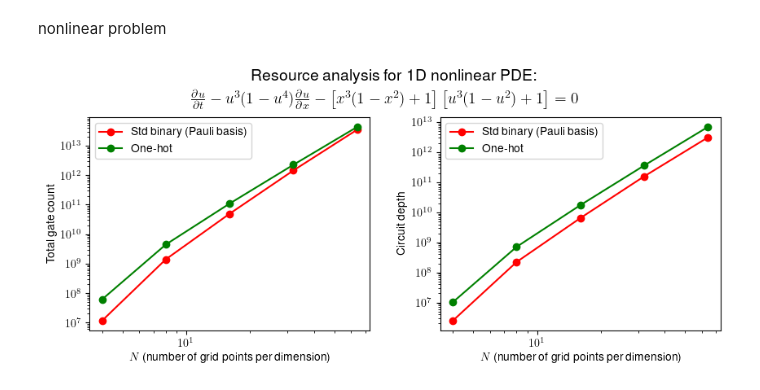
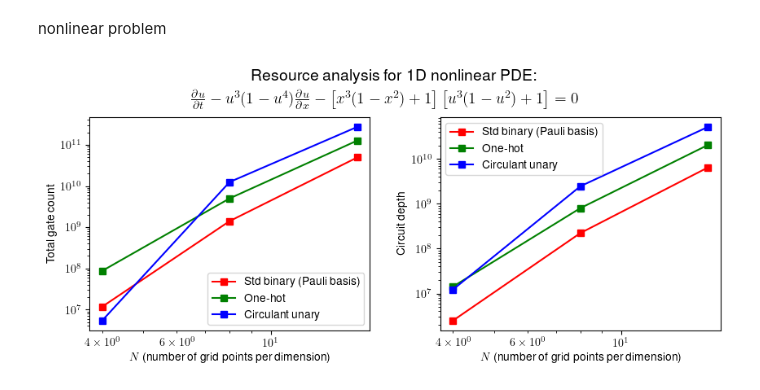
Before and after one commit to jli0108/quantum-diff-eq-ham-ebd, a Jupyter notebook: src/plot/fig_5.ipynb, the cells around one changed output. Saved outputs shown, nothing was run; the diff lists cells and outputs as text; code cells hidden in the pictures.

```diff
--- a/src/plot/fig_5.ipynb
+++ b/src/plot/fig_5.ipynb
@@ -49,7 +51,7 @@ plt.show()
 nonlinear problem
 # %%
 trotter_method = "first_order"
-data = np.load(f"../resource_analysis_data/nonlinear_data_{trotter_method}.npz")
+data = np.load(f"../resource_analysis_data/nonlinear_data.npz")
 N_vals = data["N_vals"]
 
 pauli_basis_trotter_steps = data["pauli_basis_trotter_steps"]
@@ -65,31 +67,40 @@ one_hot_two_qubit_gates = data["one_hot_two_qubit_gates"]
 one_hot_gate_count = one_hot_trotter_steps * (one_hot_single_qubit_gates + one_hot_two_qubit_gates)
 one_hot_circ_depth_per_trotter_step = data["one_hot_circ_depth"]
 one_hot_circ_depth = one_hot_trotter_steps * one_hot_circ_depth_per_trotter_step
+
+unary_trotter_steps = data["unary_trotter_steps"]
+unary_single_qubit_gates = data["unary_single_qubit_gates"]
+unary_two_qubit_gates = data["unary_two_qubit_gates"]
+unary_gate_count = unary_trotter_steps * (unary_single_qubit_gates + unary_two_qubit_gates)
+unary_circ_depth_per_trotter_step = data["one_hot_circ_depth"]
+unary_circ_depth = unary_trotter_steps * unary_circ_depth_per_trotter_step
 # %%
 fig = plt.figure(figsize=(10,3.4))
 gs = fig.add_gridspec(1, 2, wspace=0.25)
 axs = gs.subplots()
 
 fig.suptitle(r"Resource analysis for 1D nonlinear PDE:", y=1.055, size=14)
 plt.figtext(x=0.25, y=0.93, s=r"$\frac{\partial u}{\partial t} - u^3 (1-u^4)\frac{\partial u}{\partial x} - \left[x^3(1-x^2)+1\right]\left[u^3(1-u^2)+1\right]=0$", size=14)
 
-axs[0].plot(N_vals, pauli_basis_gate_count, '-o', color="red", label="Std binary (Pauli basis)")
-axs[0].plot(N_vals, one_hot_gate_count, '-o', color="green", label="One-hot")
+axs[0].plot(N_vals, pauli_basis_gate_count, '-s', color="red", label="Std binary (Pauli basis)")
+axs[0].plot(N_vals, one_hot_gate_count, '-s', color="green", label="One-hot")
+axs[0].plot(N_vals, unary_gate_count, '-s', color="blue", label="Circulant unary")
 axs[0].set_ylabel("Total gate count")
 axs[0].set_xlabel(rf"$N$ (number of grid points per dimension)")
 axs[0].set_yscale('log')
 axs[0].set_xscale('log')
 axs[0].legend()
 
 
-axs[1].plot(N_vals, pauli_basis_circ_depth, '-o', color="red", label="Std binary (Pauli basis)")
-axs[1].plot(N_vals, one_hot_circ_depth, '-o', color="green", label="One-hot")
+axs[1].plot(N_vals, pauli_basis_circ_depth, '-s', color="red", label="Std binary (Pauli basis)")
+axs[1].plot(N_vals, one_hot_circ_depth, '-s', color="green", label="One-hot")
+axs[1].plot(N_vals, unary_circ_depth, '-s', color="blue", label="Circulant unary")
 axs[1].set_ylabel("Circuit depth")
 axs[1].set_xlabel(rf"$N$ (number of grid points per dimension)")
 axs[1].set_yscale('log')
 axs[1].set_xscale('log')
 axs[1].legend()
 plt.savefig(join("..", "..", "figures", "Fig_5.pdf"), bbox_inches='tight')
 plt.show()
 # %% [output]
-[figure, old version]
+[figure, new version]
```
Also changed, not shown: parts of 1 cell of this notebook.
